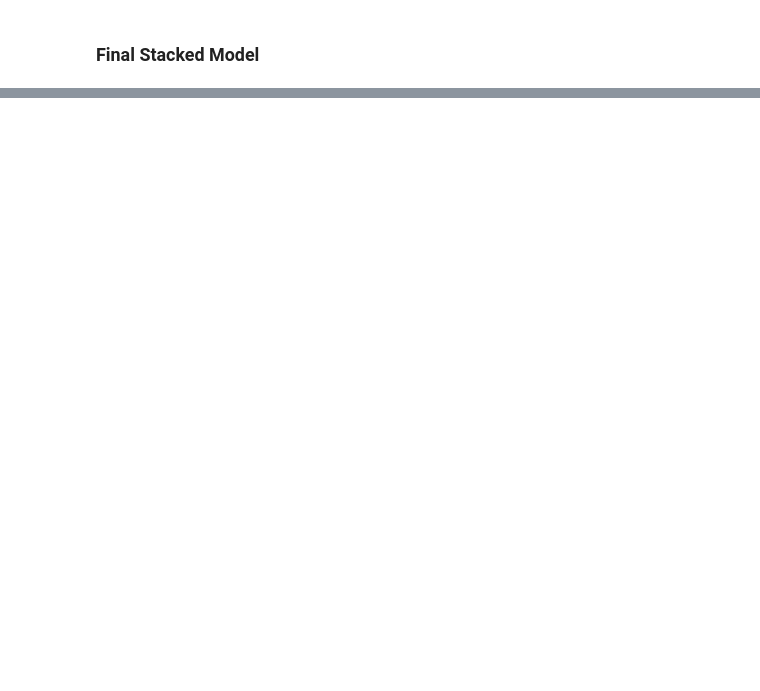
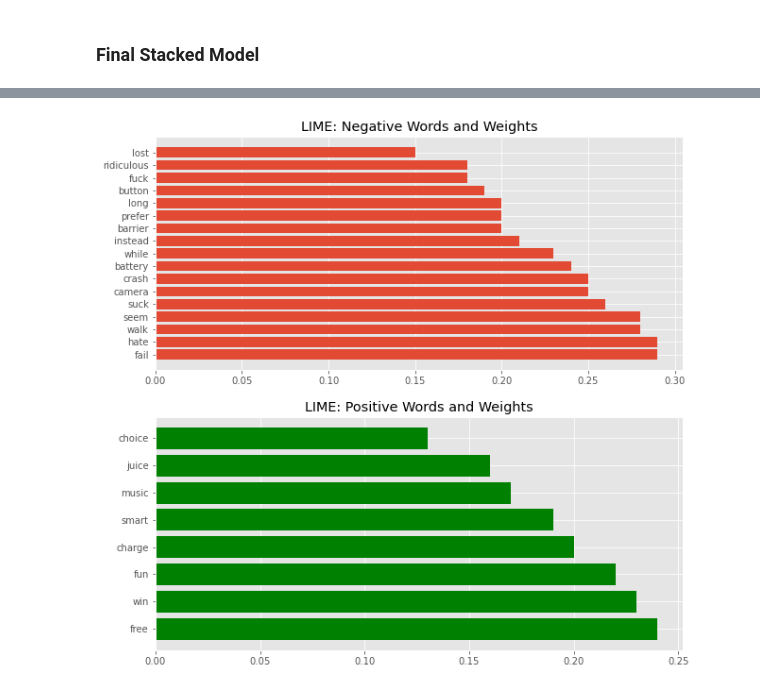
Before and after one commit to HeeebsInc/Google_Apple_Sentiment_Analysis, a Jupyter notebook: ModelingSKLearn.ipynb, the cells around one changed output, grey strips where cells are left out. Drawn from its saved outputs; the diff is of its cells as text; code cells hidden in the pictures; blank space fills up the shorter version.

```diff
--- a/ModelingSKLearn.ipynb
+++ b/ModelingSKLearn.ipynb
@@ -428,0 +589,20 @@ sp_obj = submodular_pick.SubmodularPick(explainer, df[[i for i in columns if i n
+# %%
+neg_words = ['fail', 'hate', 'walk', 'seem', 'suck', 'camera', 'crash', 'battery', 'while', 'instead', 'barrier', 'prefer',
+                 'long', 'button', 'fuck', 'ridiculous', 'lost']
+neg_weights = [.29, .29, .28, .28, .26, .25, .25, .24, .23, .21, .20, .20, .20, .19, .18, .18, .15]
+
+pos_words = ['free', 'win', 'fun', 'charge', 'smart', 'music', 'juice', 'choice']
+pos_weights = [.24, .23, .22, .20, .19, .17, .16, .13]
+
+fig, ax = plt.subplots(2, figsize = (10, 10))
+
+ax[0].barh(neg_words, neg_weights)
+ax[0].set_title('LIME: Negative Words and Weights')
+
+
+ax[1].barh(pos_words, pos_weights, color = 'Green')
+ax[1].set_title('LIME: Positive Words and Weights')
+
+plt.show()
+# %% [output]
+[figure, added]
```
Also changed, not shown: parts of 45 cells of this notebook, 12 other files.
